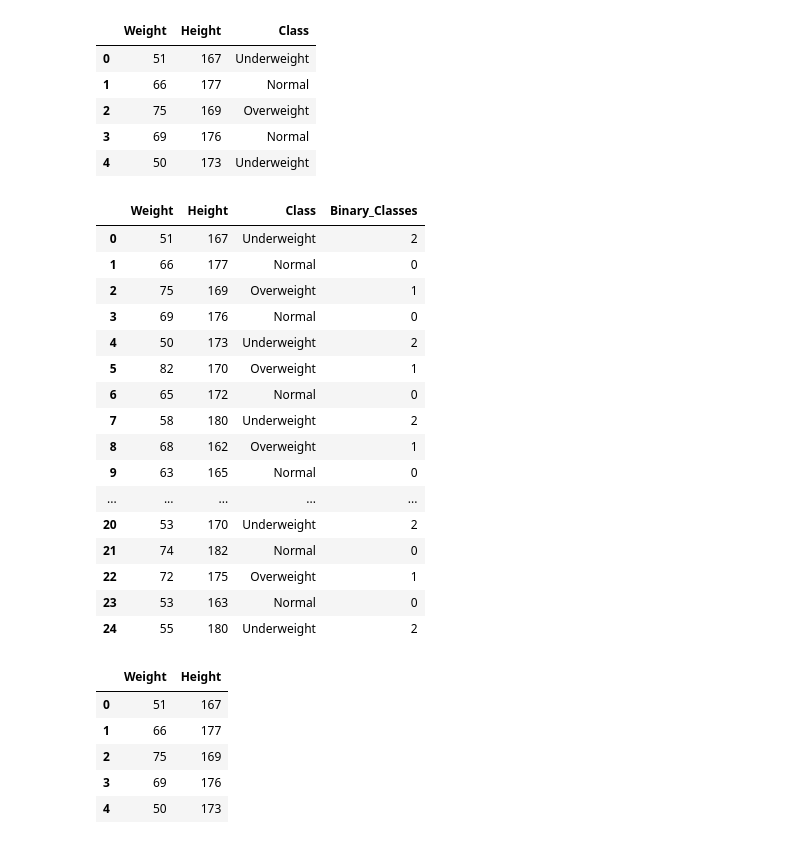
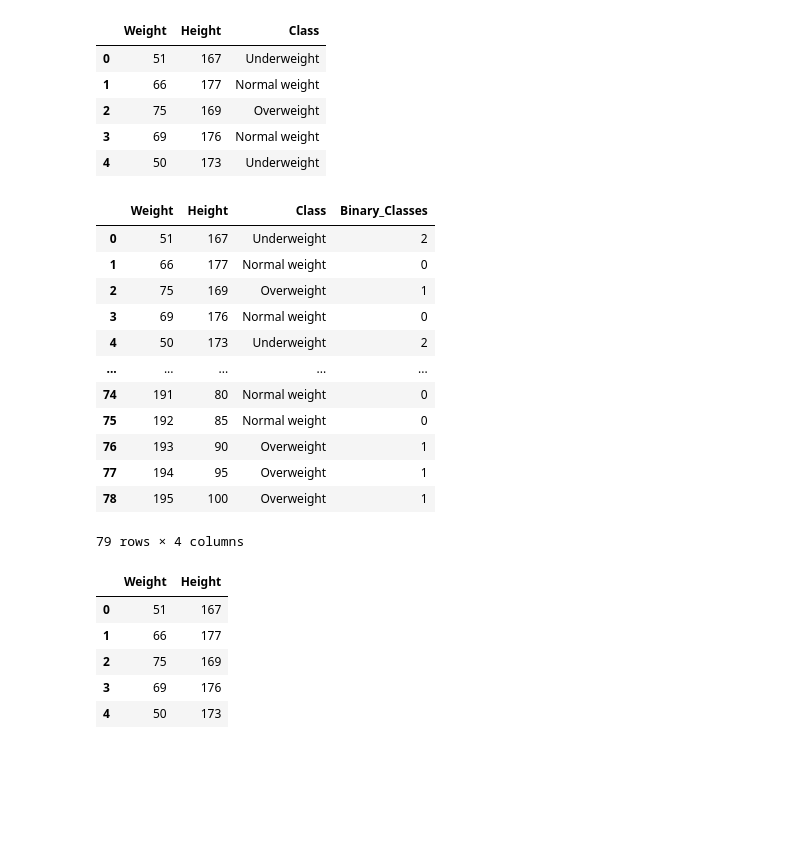
Before and after one commit to adityabhatisaini/Machine-Learning, a Jupyter notebook: KNN Weight.ipynb, the cells around one changed output. Cells and saved outputs as stored; diff of their text form; code cells hidden in the pictures; blank space fills up the shorter version.

```diff
--- a/KNN Weight.ipynb
+++ b/KNN Weight.ipynb
@@ -2,15 +2,15 @@
 import pandas as pd
 import numpy as np
 # %%
-data=pd.read_csv('A:/VS Code/Machine-Learning/res/weight.csv')
+data=pd.read_csv('res/weight.csv')
 df=pd.DataFrame(data)
 df.head()
 # %% [output]
 |  | Weight | Height | Class |
 | 0 | 51 | 167 | Underweight |
-| 1 | 66 | 177 | Normal |
+| 1 | 66 | 177 | Normal weight |
 | 2 | 75 | 169 | Overweight |
-| 3 | 69 | 176 | Normal |
+| 3 | 69 | 176 | Normal weight |
 | 4 | 50 | 173 | Underweight |
 # %%
 from sklearn.preprocessing import LabelEncoder
@@ -21,21 +21,17 @@ df
 # %% [output]
 |  | Weight | Height | Class | Binary_Classes |
 | 0 | 51 | 167 | Underweight | 2 |
-| 1 | 66 | 177 | Normal | 0 |
+| 1 | 66 | 177 | Normal weight | 0 |
 | 2 | 75 | 169 | Overweight | 1 |
-| 3 | 69 | 176 | Normal | 0 |
+| 3 | 69 | 176 | Normal weight | 0 |
 | 4 | 50 | 173 | Underweight | 2 |
-| 5 | 82 | 170 | Overweight | 1 |
-| 6 | 65 | 172 | Normal | 0 |
-| 7 | 58 | 180 | Underweight | 2 |
-| 8 | 68 | 162 | Overweight | 1 |
-| 9 | 63 | 165 | Normal | 0 |
 | ... | ... | ... | ... | ... |
-| 20 | 53 | 170 | Underweight | 2 |
-| 21 | 74 | 182 | Normal | 0 |
-| 22 | 72 | 175 | Overweight | 1 |
-| 23 | 53 | 163 | Normal | 0 |
-| 24 | 55 | 180 | Underweight | 2 |
+| 74 | 191 | 80 | Normal weight | 0 |
+| 75 | 192 | 85 | Normal weight | 0 |
+| 76 | 193 | 90 | Overweight | 1 |
+| 77 | 194 | 95 | Overweight | 1 |
+| 78 | 195 | 100 | Overweight | 1 |
+79 rows × 4 columns
 # %%
 x=df[['Weight','Height']]
 x.head()
```
Also changed, not shown: parts of 1 cell of this notebook, 1 other file.
